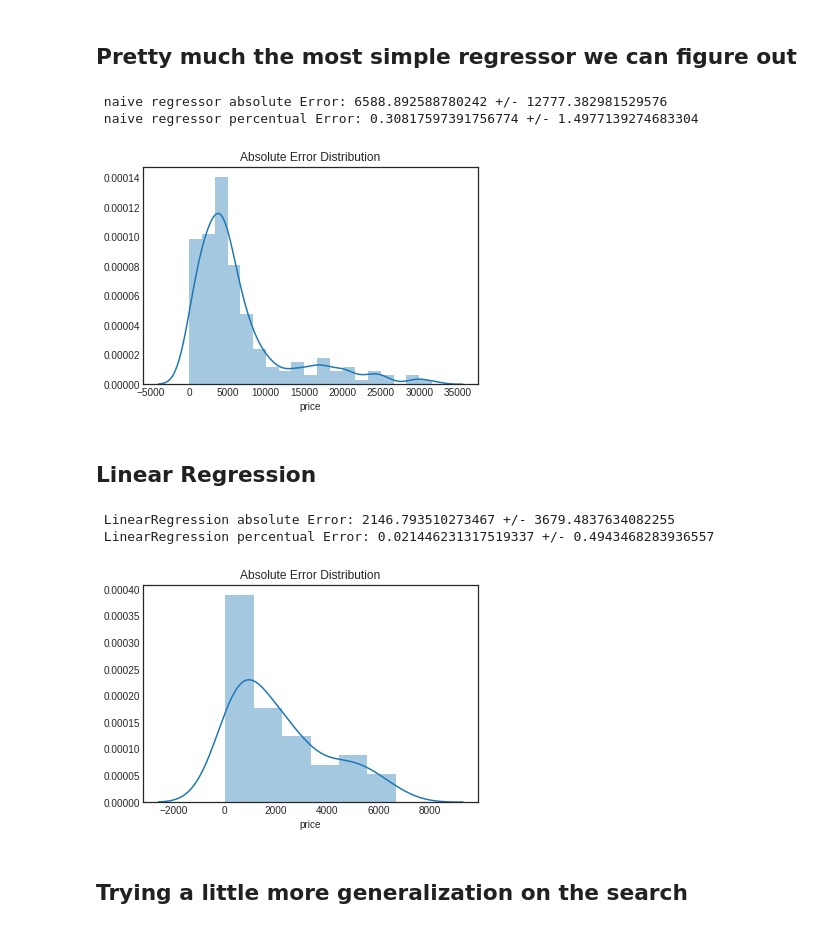
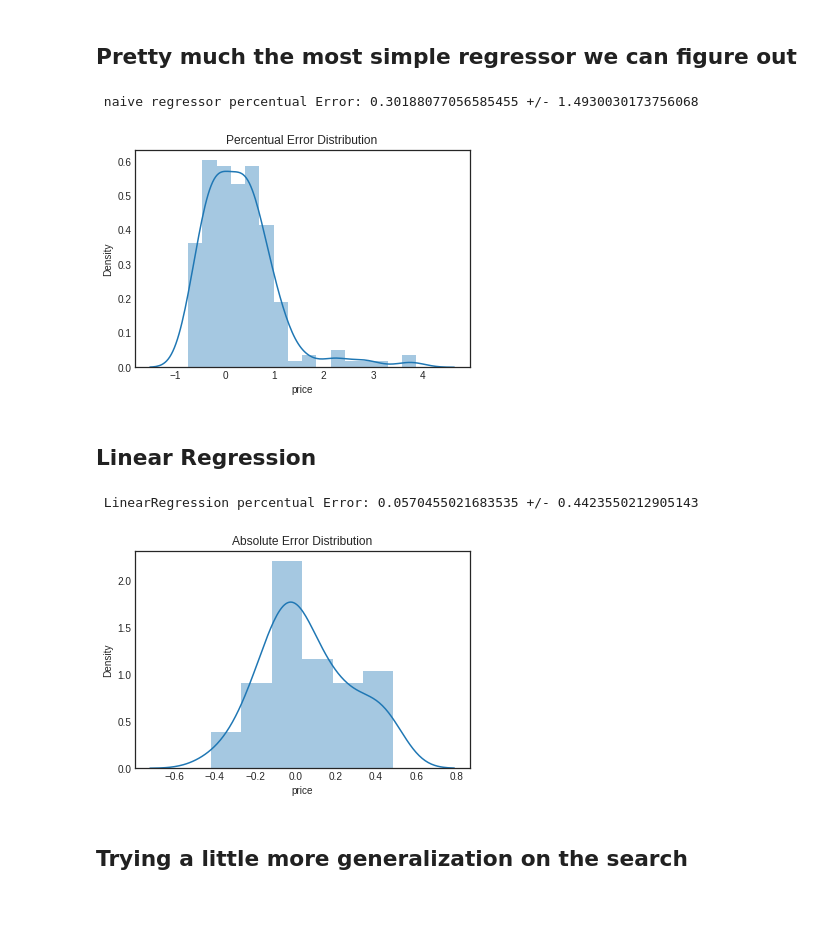
Before and after one commit to LeoFernanndes/portfolio, a Jupyter notebook: Regression_Optimization_Review.ipynb, the cells around one changed output. Cells and saved outputs as stored; diff of their text form; code cells hidden in the pictures.

```diff
--- a/Regression_Optimization_Review.ipynb
+++ b/Regression_Optimization_Review.ipynb
@@ -248,43 +273,41 @@ for row in range(df.shape[0]):
 
 error = np.sqrt((pred - df["price"])**2)
 error2 = (pred - df["price"]) / df["price"]
-print(" {} absolute Error: {} +/- {}".format("naive regressor", error.mean(), 2 * error.std()))
 print(" {} percentual Error: {} +/- {}".format("naive regressor", error2.mean(), 2 * error2.std()))
 print("")
 
-plt.title("Absolute Error Distribution")
-sns.distplot(error)
+plt.title("Percentual Error Distribution")
+sns.distplot(error2)
 plt.show()
 
 error_naive_regressor = error
+error_naive_regressor2 = error2
 # %% [output]
- naive regressor absolute Error: 6588.892588780242 +/- 12777.382981529576
- naive regressor percentual Error: 0.30817597391756774 +/- 1.4977139274683304
+ naive regressor percentual Error: 0.30188077056585455 +/- 1.4930030173756068
-[figure, old version]
+[figure, new version]
 # %% [markdown]
 ## Linear Regression
 # %%
 from sklearn.linear_model import LinearRegression
 
 
 model = LinearRegression()
 model.fit(X_val, y_val)
 pred = model.predict(X_test)
 error = np.sqrt((pred - y_test)**2)
 error2 = (pred - y_test) / y_test
-print(" {} absolute Error: {} +/- {}".format(str(model).split("(")[0], error.mean(), 2 * error.std()))
 print(" {} percentual Error: {} +/- {}".format(str(model).split("(")[0], error2.mean(), 2 * error2.std()))
 print("")
 
 plt.title("Absolute Error Distribution")
-sns.distplot(error)
+sns.distplot(error2)
 plt.show()
 
 error_linear_regressor = error
+error_linear_regressor2 = error2
 # %% [output]
- LinearRegression absolute Error: 2146.793510273467 +/- 3679.4837634082255
- LinearRegression percentual Error: 0.021446231317519337 +/- 0.4943468283936557
+ LinearRegression percentual Error: 0.0570455021683535 +/- 0.4423550212905143
-[figure, old version]
+[figure, new version]
 # %% [markdown]
 ## Trying a little more generalization on the search
 # %%
```
Also changed, not shown: parts of 19 cells of this notebook.
